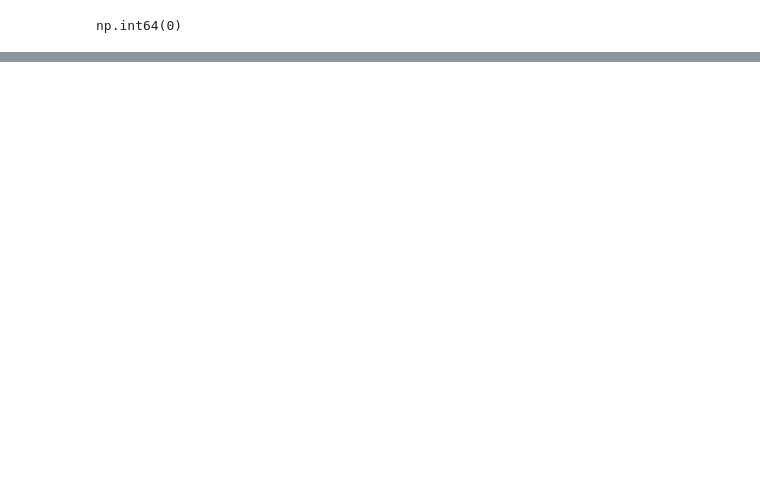
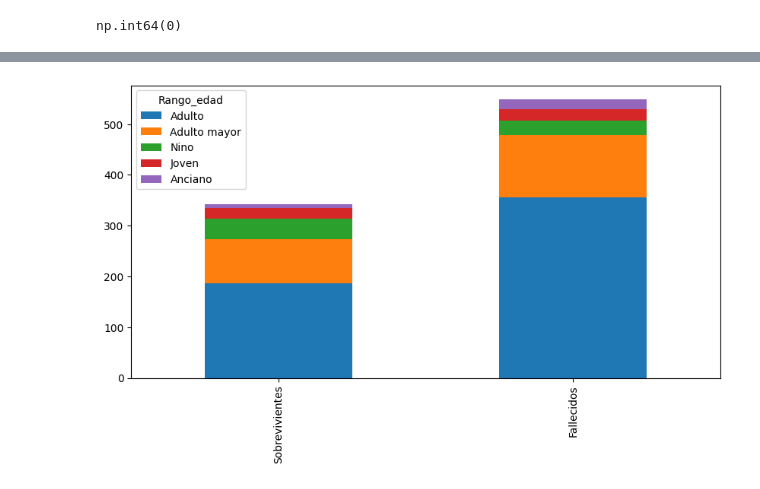
Before and after one commit to Sj-kronton/IA_2025, a Jupyter notebook: Taitanic.ipynb, the cells around one changed output, grey strips where cells are left out. Saved outputs shown, nothing was run; the diff lists cells and outputs as text; code cells hidden in the pictures; blank space fills up the shorter version.

```diff
--- a/Taitanic.ipynb
+++ b/Taitanic.ipynb
@@ -233,0 +280,4 @@ Encontrar una estrategia que:
+# %%
+bar_char("Rango_edad")
+# %% [output]
+[figure, added]
```
Also changed, not shown: parts of 8 cells of this notebook.
